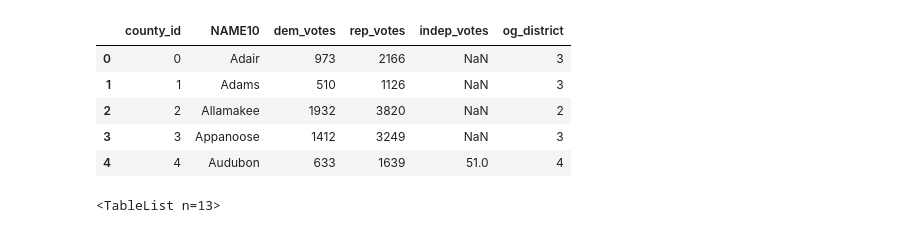
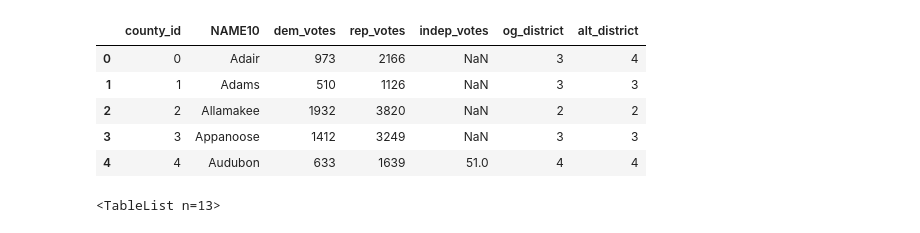
Before and after one commit to stefaniegwangphd/ia-redistricting, a Jupyter notebook: scratchwork-nb/election_data.ipynb, the cells around one changed output. Drawn from its saved outputs; the diff is of its cells as text; code cells hidden in the pictures.

Commit message:
update 2024 voter numbers csv with district assignments for 2021 Proposal 1 map

```diff
--- a/scratchwork-nb/election_data.ipynb
+++ b/scratchwork-nb/election_data.ipynb
@@ -4,12 +4,12 @@ import pandas as pd
 import numpy as np
 import geopandas as gpd
 # %%
-votes_2022_df=pd.read_csv('../data/voter_numbers_2022.csv')
+votes_2022_df=pd.read_csv('../data/voter_numbers_2022_with_alt_map.csv')
 votes_2022_df.head()
 # %% [output]
-|  | county_id | NAME10 | dem_votes | rep_votes | indep_votes | og_district |
-| 0 | 0 | Adair | 973 | 2166 | NaN | 3 |
-| 1 | 1 | Adams | 510 | 1126 | NaN | 3 |
-| 2 | 2 | Allamakee | 1932 | 3820 | NaN | 2 |
-| 3 | 3 | Appanoose | 1412 | 3249 | NaN | 3 |
-| 4 | 4 | Audubon | 633 | 1639 | 51.0 | 4 |
+|  | county_id | NAME10 | dem_votes | rep_votes | indep_votes | og_district | alt_district |
+| 0 | 0 | Adair | 973 | 2166 | NaN | 3 | 4 |
+| 1 | 1 | Adams | 510 | 1126 | NaN | 3 | 3 |
+| 2 | 2 | Allamakee | 1932 | 3820 | NaN | 2 | 2 |
+| 3 | 3 | Appanoose | 1412 | 3249 | NaN | 3 | 3 |
+| 4 | 4 | Audubon | 633 | 1639 | 51.0 | 4 | 4 |
```
Also changed, not shown: parts of 12 cells of this notebook, 1 other file.
